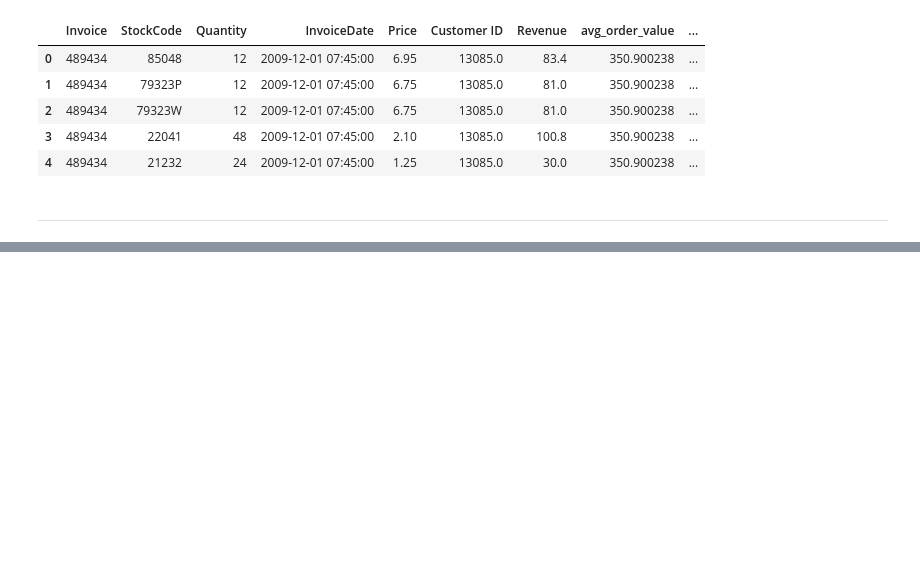
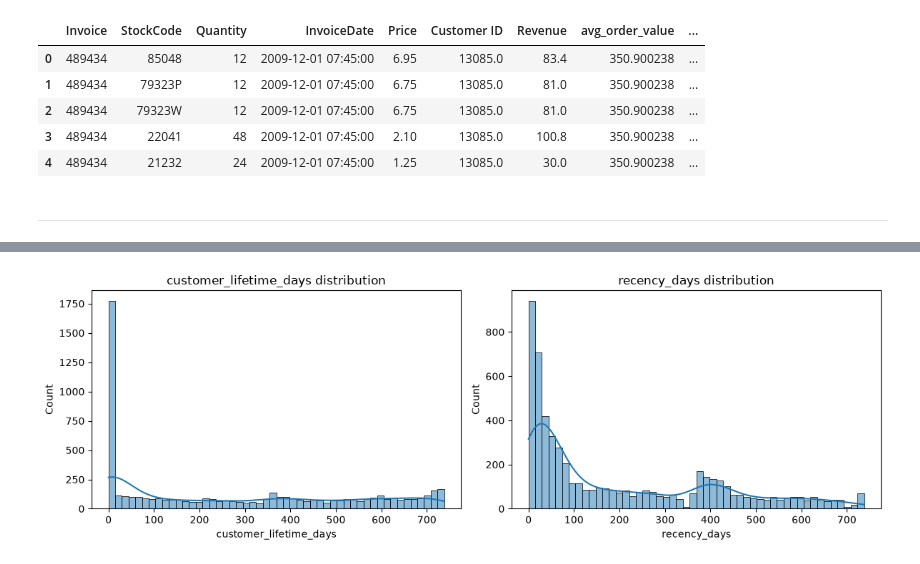
Before and after one commit to nick-st-coder/online-resail, a Jupyter notebook: notebooks/EDA.ipynb, the cells around one changed output, grey strips where cells are left out. Cells and saved outputs as stored; diff of their text form; code cells hidden in the pictures; blank space fills up the shorter version.

```diff
--- a/notebooks/EDA.ipynb
+++ b/notebooks/EDA.ipynb
@@ -506,0 +522,11 @@ rfm = df.groupby("Customer ID").agg(
+# %%
+fig, axes = plt.subplots(1, 2, figsize=(12, 4))
+
+for ax, feat in zip(axes, ["customer_lifetime_days", "recency_days"]):
+    sns.histplot(customer_df[feat], bins=50, kde=True, ax=ax)
+    ax.set_title(f"{feat} distribution")
+
+plt.tight_layout()
+plt.show()
+# %% [output]
+[figure, added]
```
Also changed, not shown: parts of 31 cells of this notebook.
